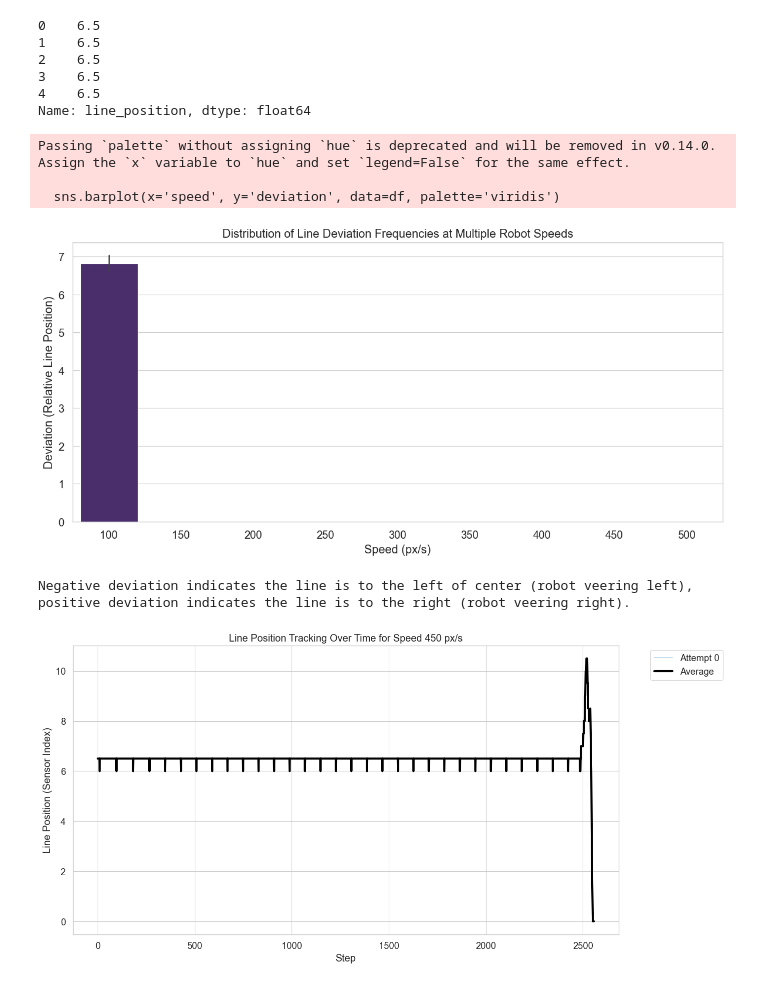
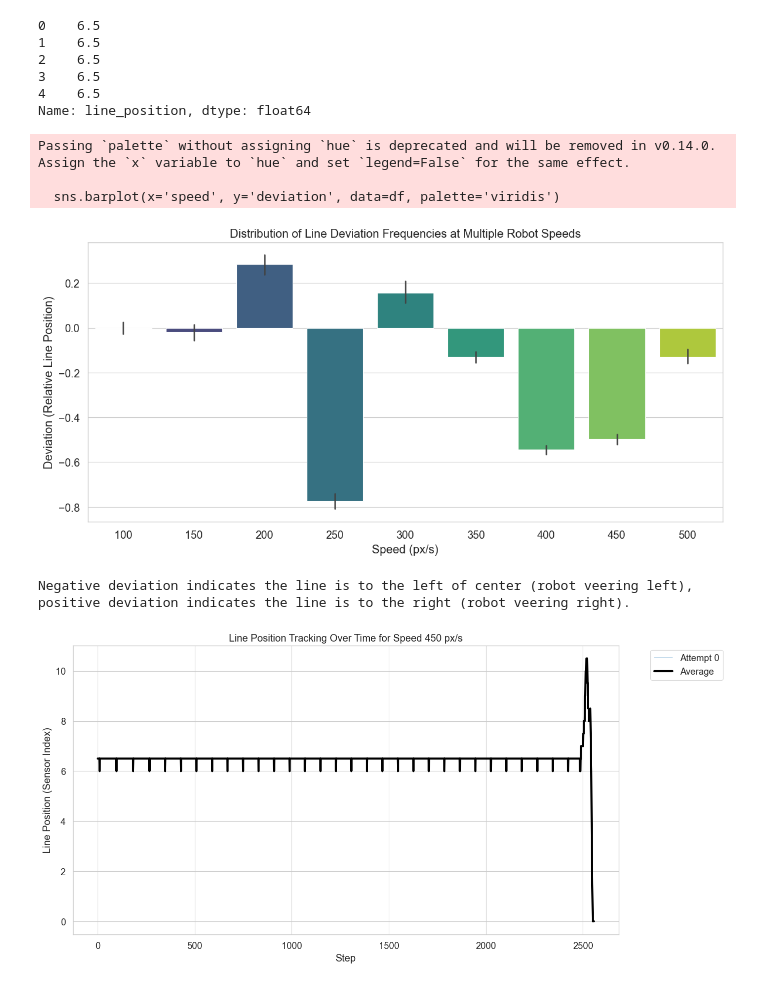
Before and after one commit to abstract-inf/NEAT-line-follower, a Jupyter notebook: analysis/NEAT_data_analysis_60hz.ipynb, the cells around one changed output. Drawn from its saved outputs; the diff is of its cells as text; code cells hidden in the pictures.

```diff
--- a/analysis/NEAT_data_analysis_60hz.ipynb
+++ b/analysis/NEAT_data_analysis_60hz.ipynb
@@ -102,21 +102,21 @@ df['line_position'].head(5)
 Name: line_position, dtype: float64
 # %%
 center_sensor = 7  # For 15 sensors, index 7 is the center
-df['deviation'] = df['line_position']
+df['deviation'] = df['line_position'] - center_sensor
 
 plt.figure(figsize=(12, 6))
 sns.barplot(x='speed', y='deviation', data=df, palette='viridis')
 plt.title('Distribution of Line Deviation Frequencies at Multiple Robot Speeds')
 plt.xlabel('Speed (px/s)')
 plt.ylabel('Deviation (Relative Line Position)')
 plt.tight_layout()
 plt.show()
 print("Negative deviation indicates the line is to the left of center (robot veering left), positive deviation indicates the line is to the right (robot veering right).")
 # %% [output]
 Passing `palette` without assigning `hue` is deprecated and will be removed in v0.14.0. Assign the `x` variable to `hue` and set `legend=False` for the same effect.
 
   sns.barplot(x='speed', y='deviation', data=df, palette='viridis')
-[figure, old version]
+[figure, new version]
 Negative deviation indicates the line is to the left of center (robot veering left), positive deviation indicates the line is to the right (robot veering right).
 # %%
 # Time Series Visualization
```
Also changed, not shown: parts of 1 cell of this notebook.
